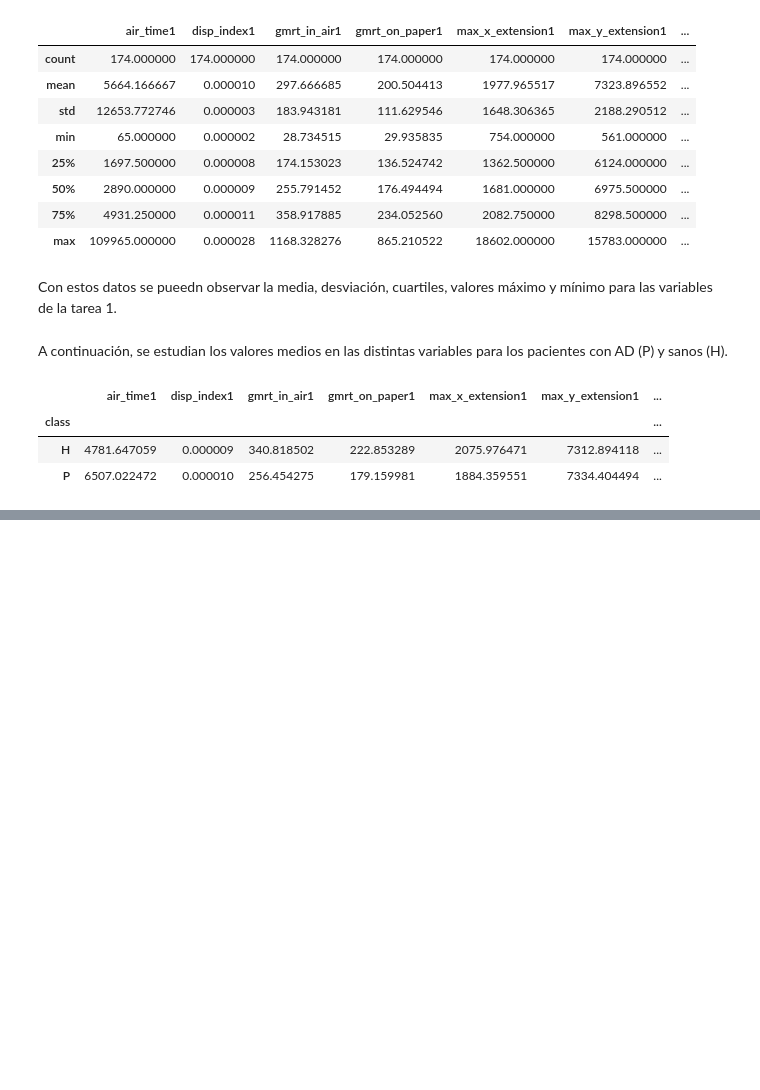
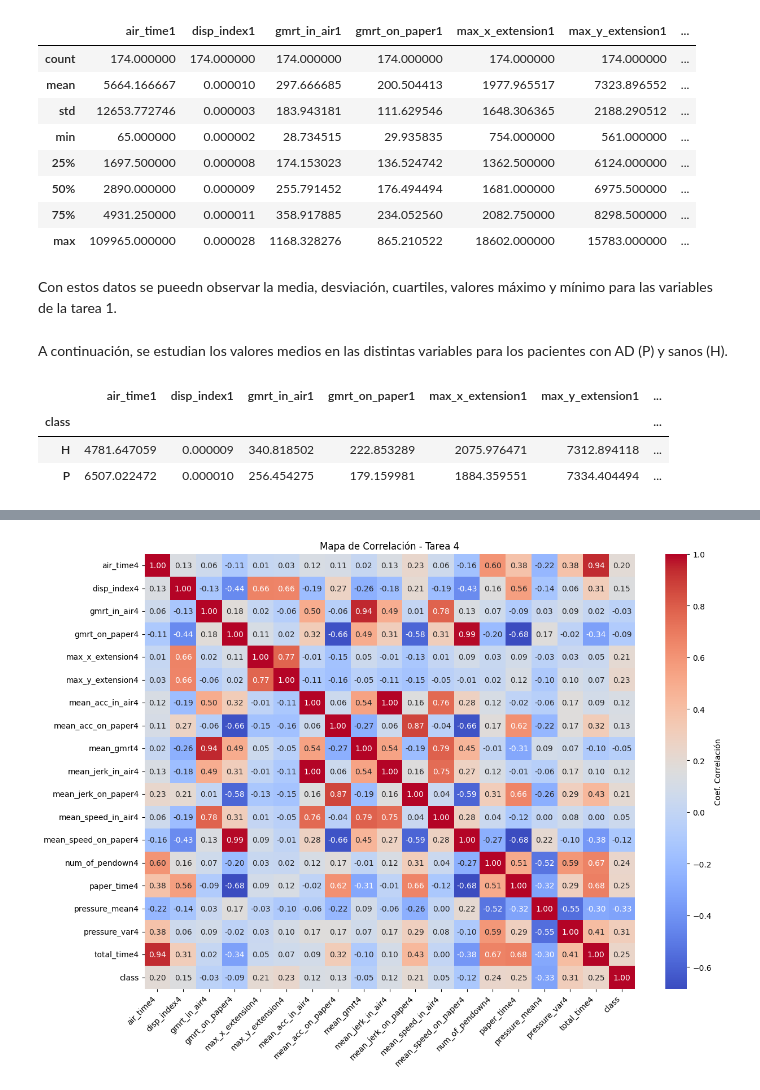
Before and after one commit to joserdeg/pruebas_tfm, a Jupyter notebook: darwin/darwin_exp1.ipynb, the cells around one changed output, grey strips where cells are left out. Drawn from its saved outputs; the diff is of its cells as text; code cells hidden in the pictures; blank space fills up the shorter version.

```diff
--- a/darwin/darwin_exp1.ipynb
+++ b/darwin/darwin_exp1.ipynb
@@ -68,3 +68,83 @@ df1.groupby('class').mean(numeric_only=True)
 | class |  |  |  |  |  |  | ... |
 | H | 4781.647059 | 0.000009 | 340.818502 | 222.853289 | 2075.976471 | 7312.894118 | ... |
 | P | 6507.022472 | 0.000010 | 256.454275 | 179.159981 | 1884.359551 | 7334.404494 | ... |
+# %%
+def analizar_tarea2(df, num_tarea):
+    """
+    Analiza una tarea específica (1-25) filtrando columnas con precisión.
+    """
+    suffix = str(num_tarea)
+
+    # --- FILTRADO CORRECTO ---
+    # Buscamos columnas que terminen en el número de tarea,
+    # pero asegurándonos de que el carácter anterior NO sea otro dígito.
+    # Ejemplo: para num_tarea=1, 'air_time1' coincide, pero 'air_time11' NO.
+    cols_tarea = []
+    for col in df.columns:
+        if col.endswith(suffix):
+            # Verificamos el prefijo del número para no confundir 1 con 11, 21...
+            posible_prefijo = col[:-(len(suffix))]
+            if not posible_prefijo[-1:].isdigit():
+                cols_tarea.append(col)
+
+    if not cols_tarea:
+        print(f"⚠️ No se encontraron columnas para la tarea {num_tarea}")
+        return
+
+    print(f"✅ Analizando Tarea {num_tarea} ({len(cols_tarea)} variables)")
+
+    # Crear un subset con las variables de la tarea + la clase
+    df_tarea = df[cols_tarea + ['class']].copy()
+
+    # -- Análisis descriptivo inicial --
+    filas = df_tarea.shape[0] # núm filas
+    columnas = df_tarea.shape[1] # núm columnas
+    print("\nEstadística descriptiva inicial:")
+    print(f"El conjunto de datos tiene {filas} filas y {columnas} columnas") # dimensiones
+    print("\nLos nombre de las columnas son:")
+    print(df_tarea.columns)
+    print("\nEstadística descriptiva de las variables:")
+    print(df_tarea.describe())
+    print("\nProporción pacinetes (P) vs sanos (H) en lsa variables:")
+    print(df_tarea.groupby('class').mean(numeric_only=True))
+
+
+    # --- Heatmap de Correlaciones ---
+    plt.figure(figsize=(14, 10))
+    df_corr = df_tarea.copy()
+    # Convertimos la clase a numérico para la correlación: P (Paciente/Alzheimer) = 1, H (Sano) = 0
+    df_corr['class'] = df_corr['class'].map({'P': 1, 'H': 0})
+
+    sns.heatmap(df_corr.corr(), annot=True, cmap='coolwarm', fmt=".2f", cbar_kws={'label': 'Coef. Correlación'})
+    plt.title(f'Mapa de Correlación - Tarea {num_tarea}')
+    plt.xticks(rotation=45, ha='right')
+    plt.show()
+
+    # --- Boxplots de variables clave ---
+    # Definimos las métricas base que queremos ver
+    metrics = ['air_time', 'pressure_mean', 'mean_speed_on_paper', 'total_time']
+    # Buscamos los nombres reales en las columnas filtradas (ya que a veces varían ligeramente)
+    variables_interes = [c for c in cols_tarea if any(m in c for m in metrics)]
+
+    # Limitamos a 4 para el gráfico 2x2
+    variables_interes = variables_interes[:4]
+
+    if variables_interes:
+        fig, axes = plt.subplots(2, 2, figsize=(12, 10))
+        axes = axes.flatten()
+
+        for i, var in enumerate(variables_interes):
+            sns.boxplot(x='class', y=var, data=df_tarea, ax=axes[i], palette='Set2')
+            axes[i].set_title(f'Distribución de {var}')
+            axes[i].set_xlabel('Grupo (H: Sano, P: Paciente)')
+
+        plt.tight_layout()
+        plt.suptitle(f'Diferencias detectadas en Tarea {num_tarea}', fontsize=16, y=1.02)
+        plt.show()
+    else:
+        print("No se encontraron las variables específicas para los boxplots.")
+
+# --- EJECUCIÓN ---
+# Ahora puedes probar con la tarea 1 y verás que solo trae las 18 variables correctas
+analizar_tarea2(df, 4)
+# %% [output]
@@ -70,0 +168 @@ df1.groupby('class').mean(numeric_only=True)
+[figure, added]
```
Also changed, not shown: parts of 1 cell of this notebook.
